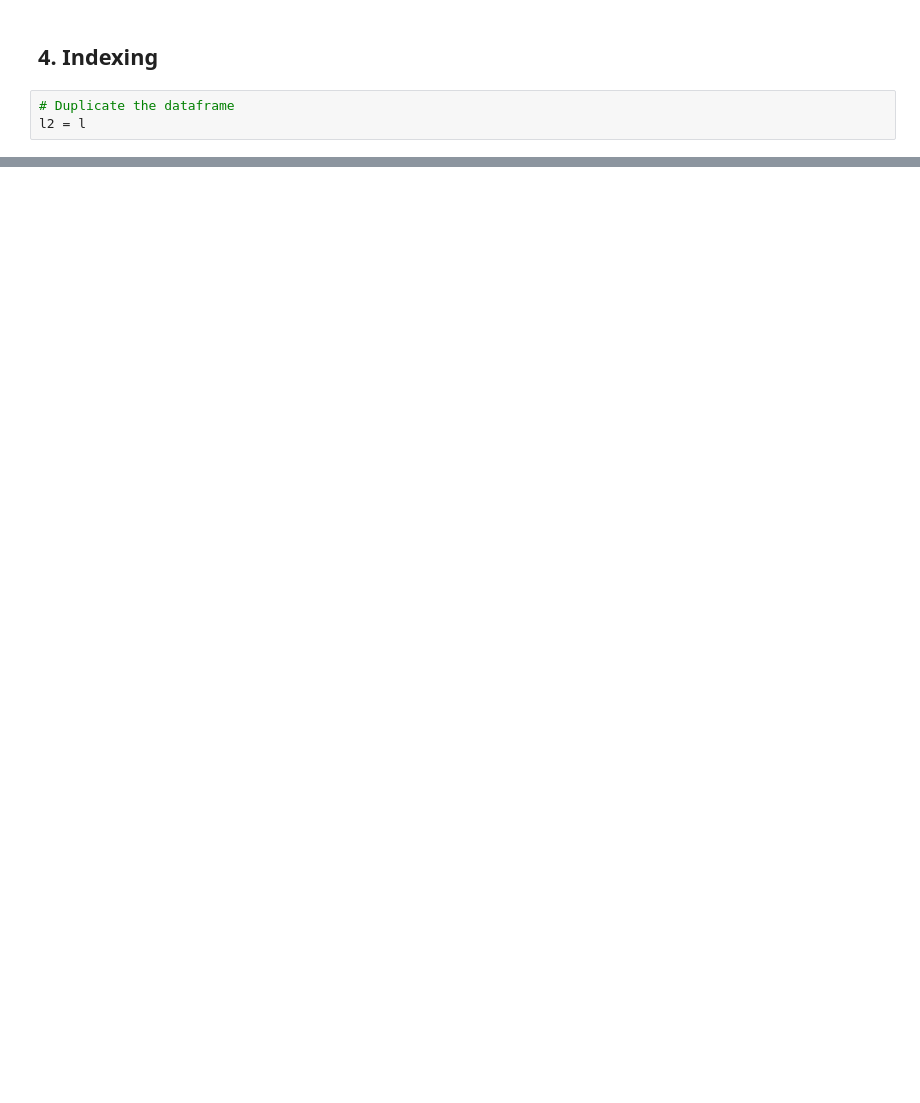
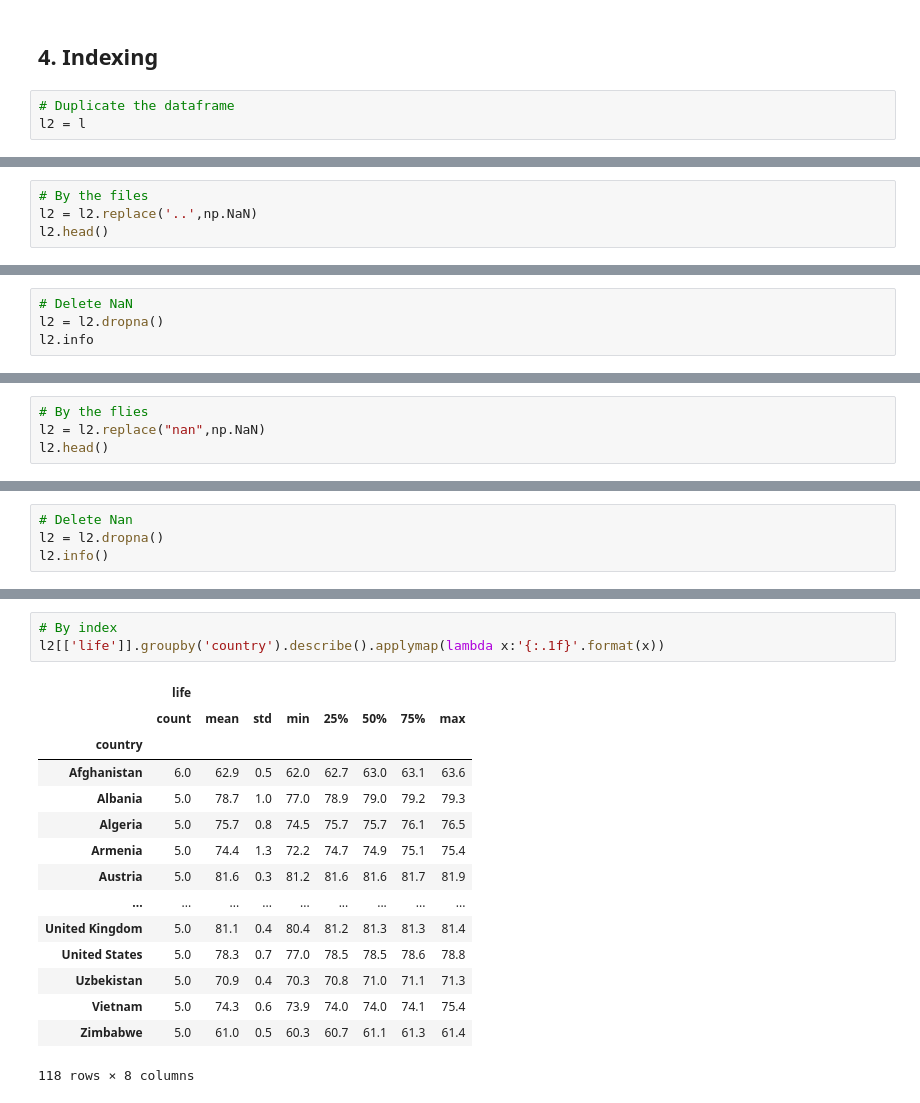
Before and after one commit to TatianaNinoo/Data_visualization, a Jupyter notebook: 06_Data_Frame.ipynb, the cells around one changed output, grey strips where cells are left out. Drawn from its saved outputs; the diff is of its cells as text; blank space fills up the shorter version.

```diff
--- a/06_Data_Frame.ipynb
+++ b/06_Data_Frame.ipynb
@@ -135,0 +163,4 @@ l2.head()
+# %%
+# By the files
+l2 = l2.replace('..',np.NaN)
+l2.head()
@@ -135,0 +175,4 @@ l2.head()
+# %%
+# Delete NaN
+l2 = l2.dropna()
+l2.info
@@ -135,0 +195,4 @@ l2.head()
+# %%
+# By the flies
+l2 = l2.replace("nan",np.NaN)
+l2.head()
@@ -135,0 +207,4 @@ l2.head()
+# %%
+# Delete Nan
+l2 = l2.dropna()
+l2.info()
@@ -135,0 +257,19 @@ l2.head()
+# %%
+# By index
+l2[['life']].groupby('country').describe().applymap(lambda x:'{:.1f}'.format(x))
+# %% [output]
+|  | life |  |  |  |  |  |  |  |
+|  | count | mean | std | min | 25% | 50% | 75% | max |
+| country |  |  |  |  |  |  |  |  |
+| Afghanistan | 6.0 | 62.9 | 0.5 | 62.0 | 62.7 | 63.0 | 63.1 | 63.6 |
+| Albania | 5.0 | 78.7 | 1.0 | 77.0 | 78.9 | 79.0 | 79.2 | 79.3 |
+| Algeria | 5.0 | 75.7 | 0.8 | 74.5 | 75.7 | 75.7 | 76.1 | 76.5 |
+| Armenia | 5.0 | 74.4 | 1.3 | 72.2 | 74.7 | 74.9 | 75.1 | 75.4 |
+| Austria | 5.0 | 81.6 | 0.3 | 81.2 | 81.6 | 81.6 | 81.7 | 81.9 |
+| ... | ... | ... | ... | ... | ... | ... | ... | ... |
+| United Kingdom | 5.0 | 81.1 | 0.4 | 80.4 | 81.2 | 81.3 | 81.3 | 81.4 |
+| United States | 5.0 | 78.3 | 0.7 | 77.0 | 78.5 | 78.5 | 78.6 | 78.8 |
+| Uzbekistan | 5.0 | 70.9 | 0.4 | 70.3 | 70.8 | 71.0 | 71.1 | 71.3 |
+| Vietnam | 5.0 | 74.3 | 0.6 | 73.9 | 74.0 | 74.0 | 74.1 | 75.4 |
+| Zimbabwe | 5.0 | 61.0 | 0.5 | 60.3 | 60.7 | 61.1 | 61.3 | 61.4 |
+118 rows × 8 columns
```
Also changed, not shown: parts of 29 cells of this notebook.
